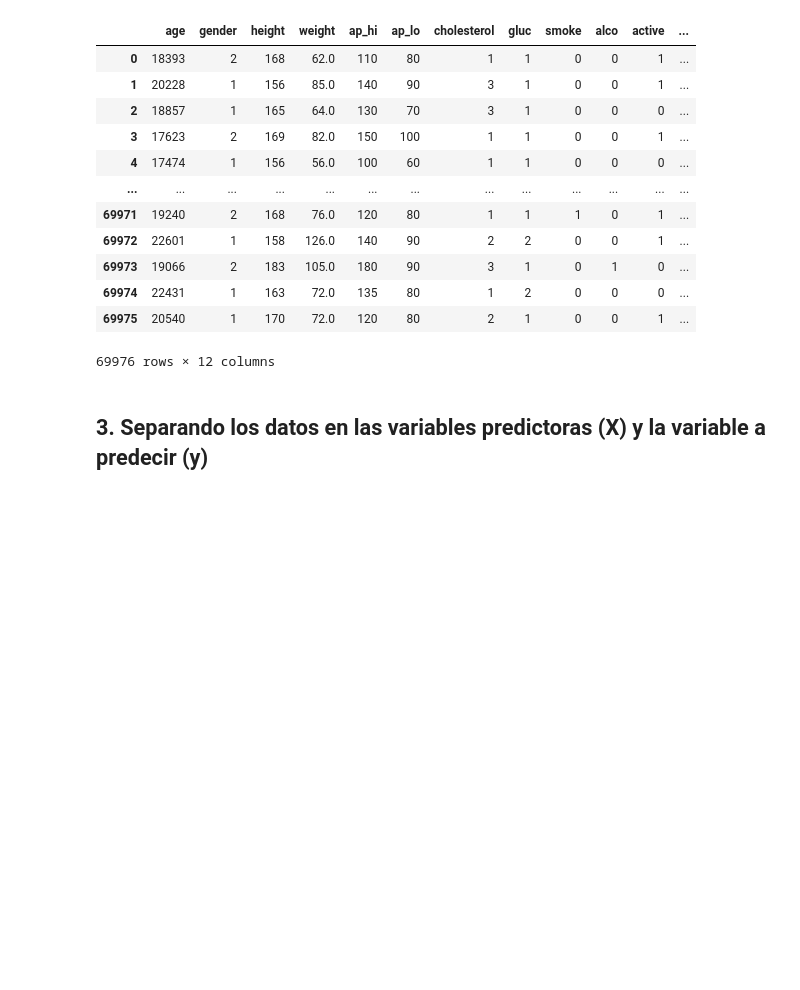
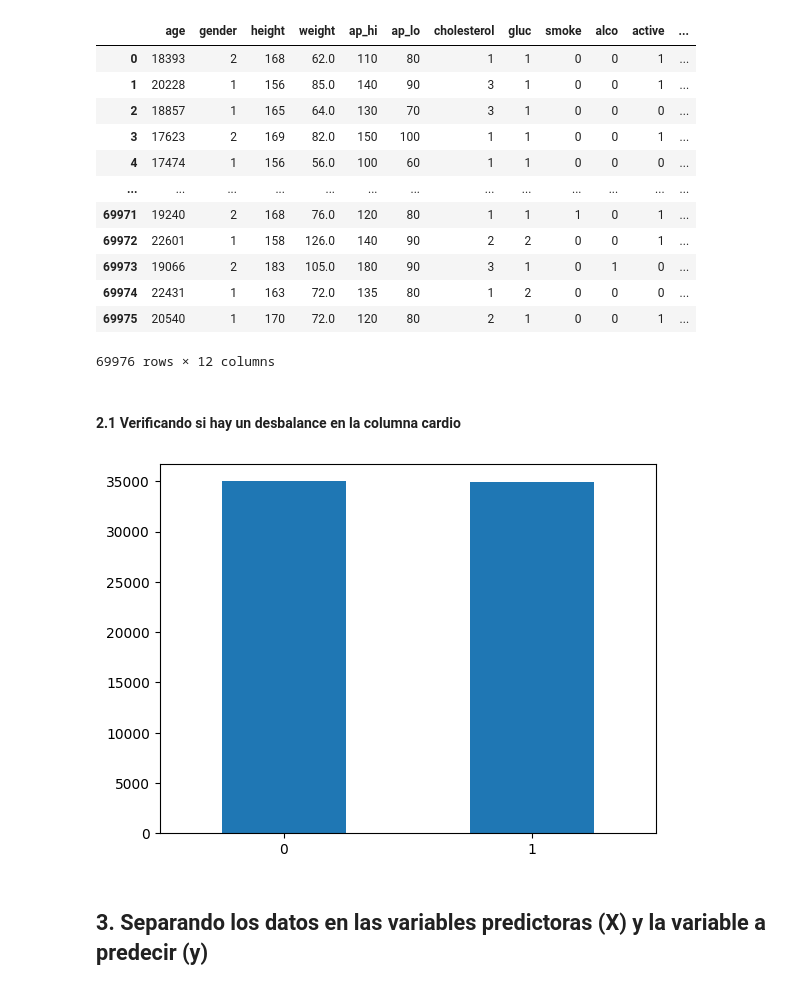
Before and after one commit to DiegoAlejandroLozano/prediccion_enfermedades_cardiovascular, a Jupyter notebook: codigo/regresion_logistica.ipynb, the cells around one changed output. Drawn from its saved outputs; the diff is of its cells as text; code cells hidden in the pictures; blank space fills up the shorter version.

```diff
--- a/codigo/regresion_logistica.ipynb
+++ b/codigo/regresion_logistica.ipynb
@@ -34,6 +34,14 @@ dataset
 | 69974 | 22431 | 1 | 163 | 72.0 | 135 | 80 | 1 | 2 | 0 | 0 | 0 | ... |
 | 69975 | 20540 | 1 | 170 | 72.0 | 120 | 80 | 2 | 1 | 0 | 0 | 1 | ... |
 69976 rows × 12 columns
+# %% [markdown]
+#### 2.1 Verificando si hay un desbalance en la columna cardio
+# %%
+contar_cardio = dataset.cardio.value_counts(sort=True)
+contar_cardio.plot(kind='bar', rot=0)
+plt.show()
+# %% [output]
+[figure, added]
 # %% [markdown]
 ## 3. Separando los datos en las variables predictoras (**X**) y la variable a predecir (y)
 # %%
```
Also changed, not shown: 1 other file.
